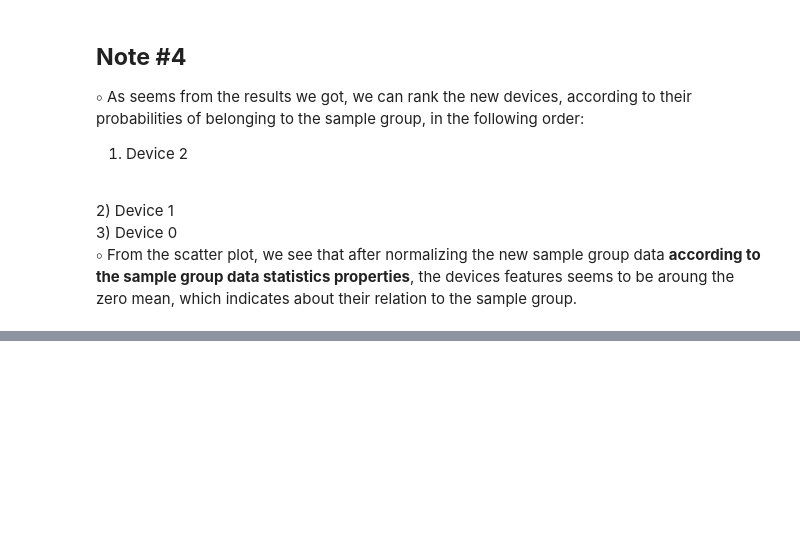
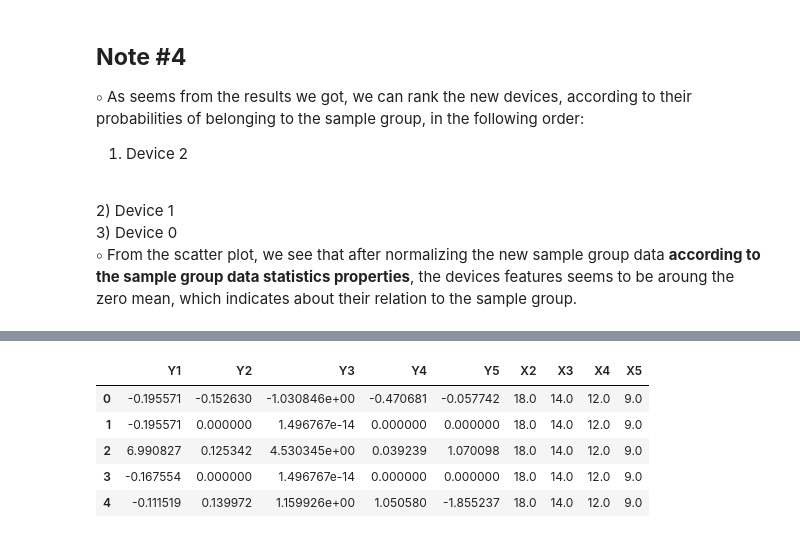
Before and after one commit to RonBartov/Data_Processing, a Jupyter notebook: factory_data_processing.ipynb, the cells around one changed output, grey strips where cells are left out. Cells and saved outputs as stored; diff of their text form; code cells hidden in the pictures; blank space fills up the shorter version.

```diff
--- a/factory_data_processing.ipynb
+++ b/factory_data_processing.ipynb
@@ -542,0 +529,9 @@ sample_group.describe()
+# %%
+sample_group_test.head()
+# %% [output]
+|  | Y1 | Y2 | Y3 | Y4 | Y5 | X2 | X3 | X4 | X5 |
+| 0 | -0.195571 | -0.152630 | -1.030846e+00 | -0.470681 | -0.057742 | 18.0 | 14.0 | 12.0 | 9.0 |
+| 1 | -0.195571 | 0.000000 | 1.496767e-14 | 0.000000 | 0.000000 | 18.0 | 14.0 | 12.0 | 9.0 |
+| 2 | 6.990827 | 0.125342 | 4.530345e+00 | 0.039239 | 1.070098 | 18.0 | 14.0 | 12.0 | 9.0 |
+| 3 | -0.167554 | 0.000000 | 1.496767e-14 | 0.000000 | 0.000000 | 18.0 | 14.0 | 12.0 | 9.0 |
+| 4 | -0.111519 | 0.139972 | 1.159926e+00 | 1.050580 | -1.855237 | 18.0 | 14.0 | 12.0 | 9.0 |
```
Also changed, not shown: parts of 5 cells of this notebook.
